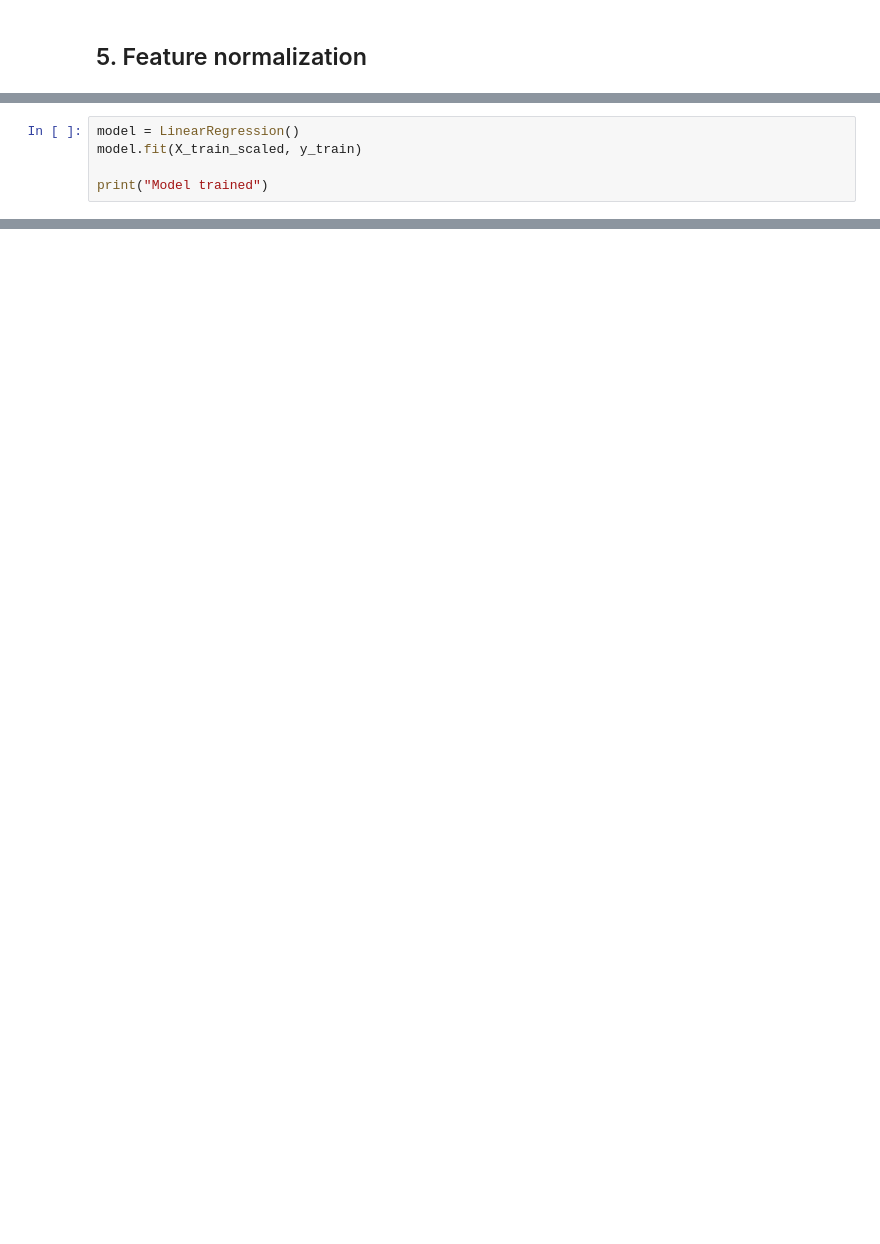
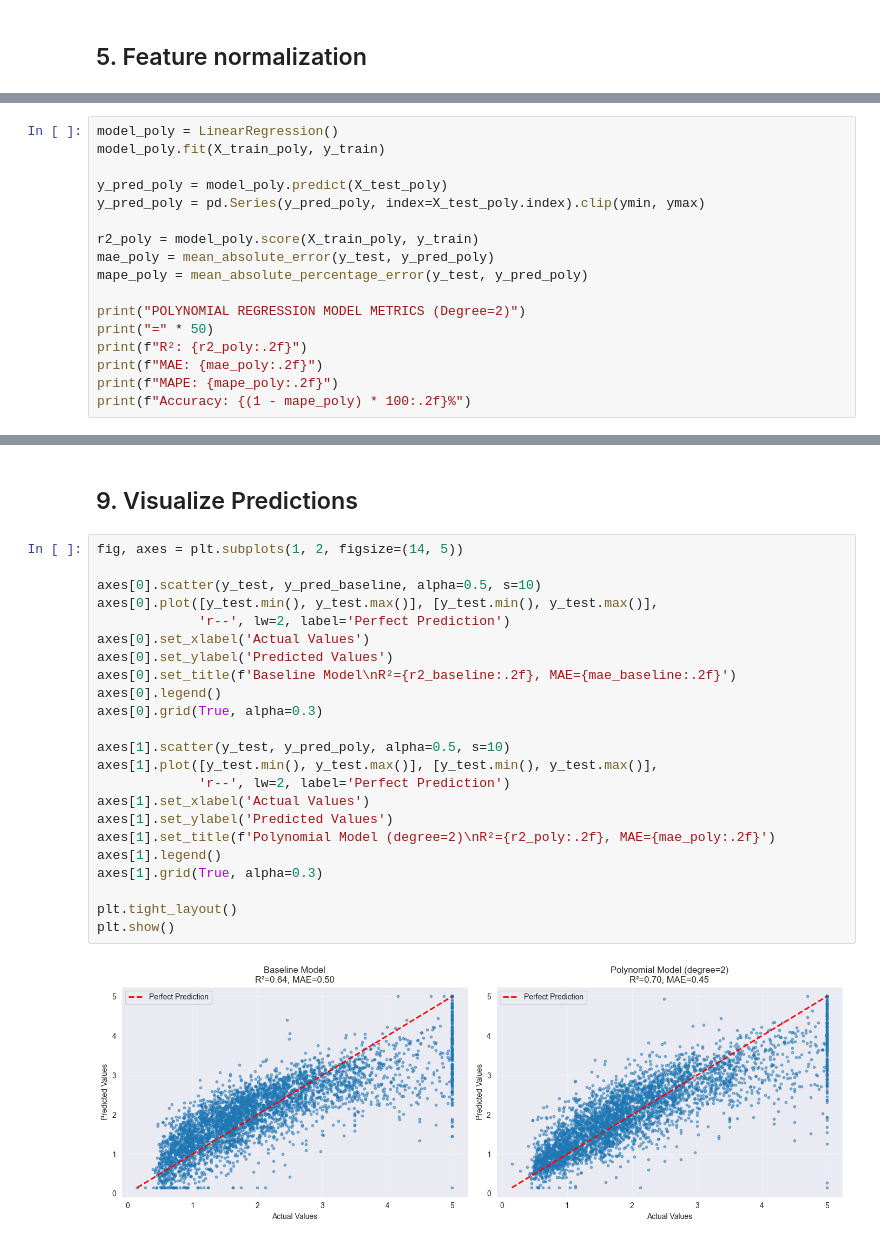
Before and after one commit to oleksii-shcherbak/ml-goit, a Jupyter notebook: ml-hw-01/california_housing_analysis.ipynb, the cells around one changed output, grey strips where cells are left out. Saved outputs shown, nothing was run; the diff lists cells and outputs as text; blank space fills up the shorter version.

```diff
--- a/ml-hw-01/california_housing_analysis.ipynb
+++ b/ml-hw-01/california_housing_analysis.ipynb
@@ -100,5 +172,0 @@ Features normalized
-# %%
-model = LinearRegression()
-model.fit(X_train_scaled, y_train)
-
-print("Model trained")
@@ -126,0 +228,17 @@ R2: 0.64 | MAE: 0.51 | MAPE: 0.30
+# %%
+model_poly = LinearRegression()
+model_poly.fit(X_train_poly, y_train)
+
+y_pred_poly = model_poly.predict(X_test_poly)
+y_pred_poly = pd.Series(y_pred_poly, index=X_test_poly.index).clip(ymin, ymax)
+
+r2_poly = model_poly.score(X_train_poly, y_train)
+mae_poly = mean_absolute_error(y_test, y_pred_poly)
+mape_poly = mean_absolute_percentage_error(y_test, y_pred_poly)
+
+print("POLYNOMIAL REGRESSION MODEL METRICS (Degree=2)")
+print("=" * 50)
+print(f"R²: {r2_poly:.2f}")
+print(f"MAE: {mae_poly:.2f}")
+print(f"MAPE: {mape_poly:.2f}")
+print(f"Accuracy: {(1 - mape_poly) * 100:.2f}%")
@@ -127 +288,28 @@ R2: 0.64 | MAE: 0.51 | MAPE: 0.30
+# %% [markdown]
+## 9. Visualize Predictions
+# %%
+fig, axes = plt.subplots(1, 2, figsize=(14, 5))
+
+axes[0].scatter(y_test, y_pred_baseline, alpha=0.5, s=10)
+axes[0].plot([y_test.min(), y_test.max()], [y_test.min(), y_test.max()],
+             'r--', lw=2, label='Perfect Prediction')
+axes[0].set_xlabel('Actual Values')
+axes[0].set_ylabel('Predicted Values')
+axes[0].set_title(f'Baseline Model\nR²={r2_baseline:.2f}, MAE={mae_baseline:.2f}')
+axes[0].legend()
+axes[0].grid(True, alpha=0.3)
+
+axes[1].scatter(y_test, y_pred_poly, alpha=0.5, s=10)
+axes[1].plot([y_test.min(), y_test.max()], [y_test.min(), y_test.max()],
+             'r--', lw=2, label='Perfect Prediction')
+axes[1].set_xlabel('Actual Values')
+axes[1].set_ylabel('Predicted Values')
+axes[1].set_title(f'Polynomial Model (degree=2)\nR²={r2_poly:.2f}, MAE={mae_poly:.2f}')
+axes[1].legend()
+axes[1].grid(True, alpha=0.3)
+
+plt.tight_layout()
+plt.show()
+# %% [output]
+[figure, added]
 # %% [markdown]
```
Also changed, not shown: parts of 26 cells of this notebook.
